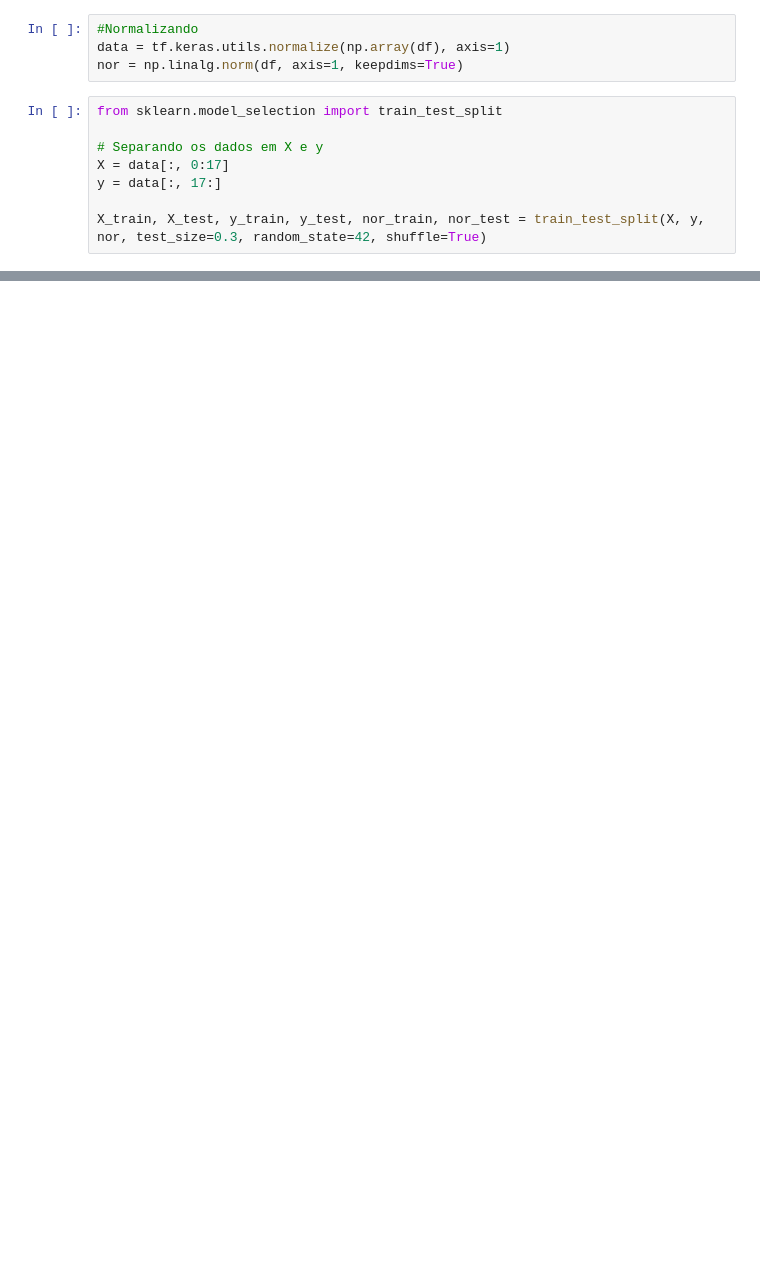
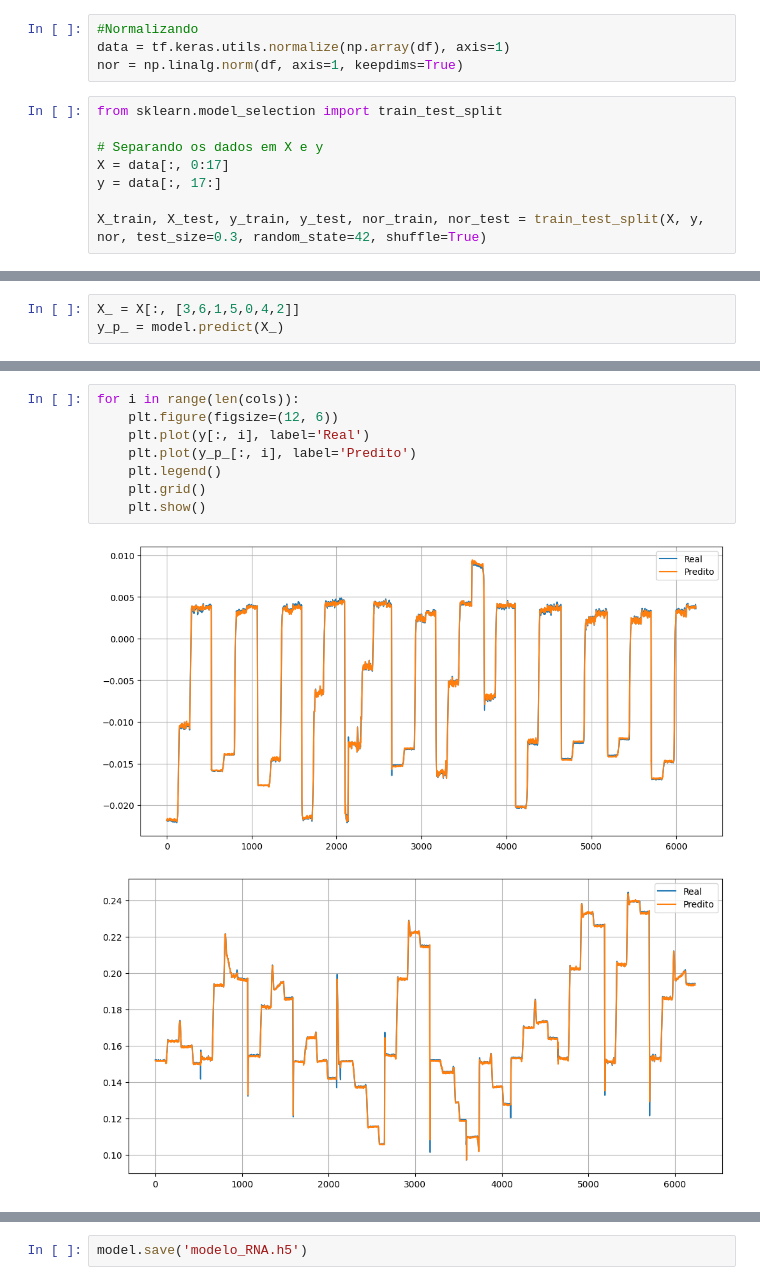
Before and after one commit to Miguel-mmf/smart-automation, a Jupyter notebook: ava02/pt2/modelo.ipynb, the cells around one changed output, grey strips where cells are left out. Saved outputs shown, nothing was run; the diff lists cells and outputs as text; blank space fills up the shorter version.

```diff
--- a/ava02/pt2/modelo.ipynb
+++ b/ava02/pt2/modelo.ipynb
@@ -156,0 +240,3 @@ feature_importances
+# %%
+X_ = X[:, [3,6,1,5,0,4,2]]
+y_p_ = model.predict(X_)
@@ -156,0 +245,11 @@ feature_importances
+# %%
+for i in range(len(cols)):
+    plt.figure(figsize=(12, 6))
+    plt.plot(y[:, i], label='Real')
+    plt.plot(y_p_[:, i], label='Predito')
+    plt.legend()
+    plt.grid()
+    plt.show()
+# %% [output]
+[figure, added]
+[figure, added]
@@ -156,0 +257,2 @@ feature_importances
+# %%
+model.save('modelo_RNA.h5')
```
Also changed, not shown: parts of 15 cells of this notebook, 1 other file.
